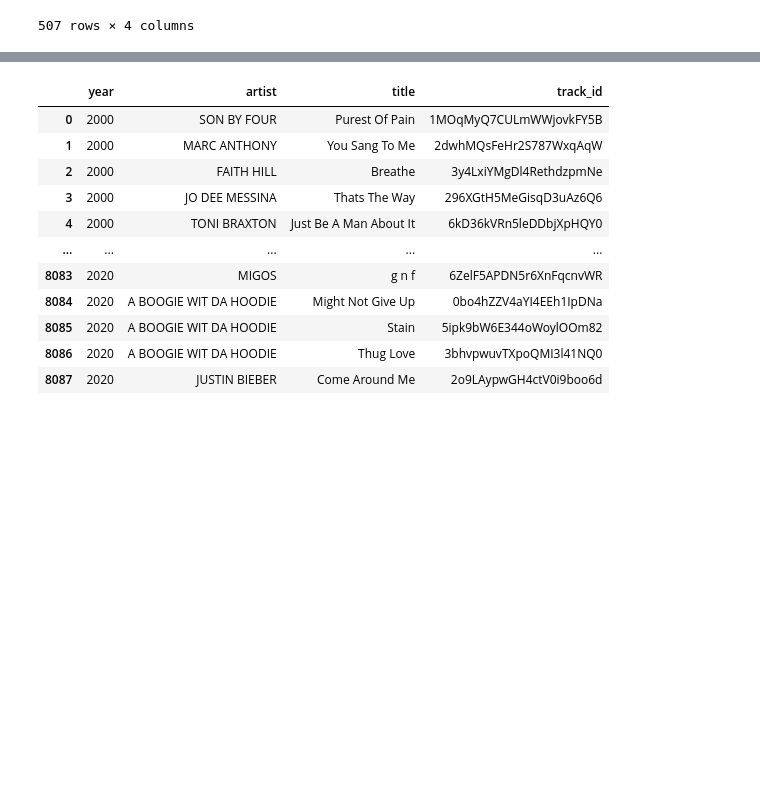
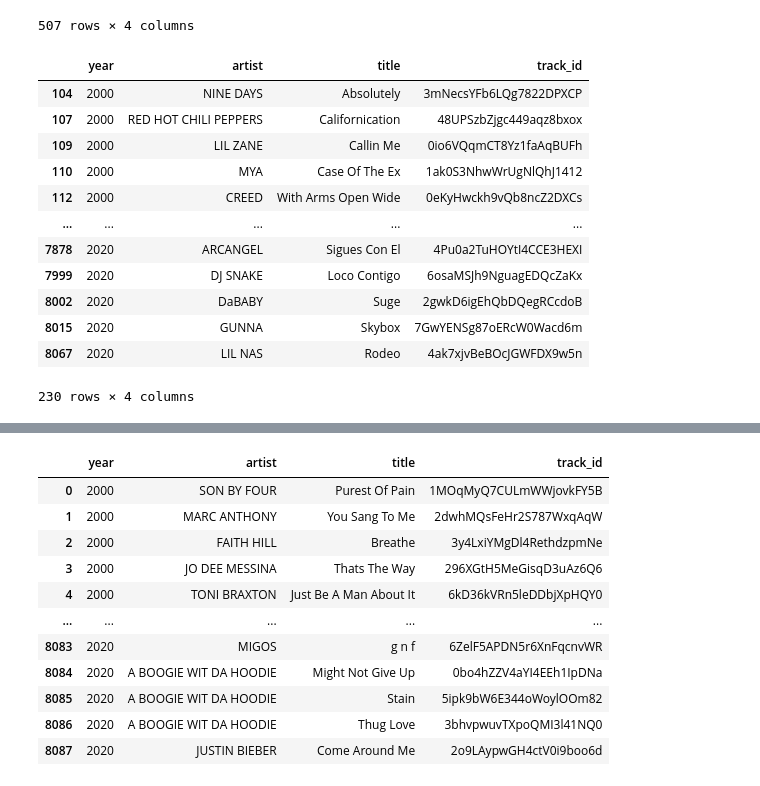
Before and after one commit to daniel-isidro/hot_n_pop_song_machine, a Jupyter notebook: spotify_api/get_audio_features_hit_songs.ipynb, the cells around one changed output, grey strips where cells are left out. Cells and saved outputs as stored; diff of their text form; code cells hidden in the pictures; blank space fills up the shorter version.

```diff
--- a/spotify_api/get_audio_features_hit_songs.ipynb
+++ b/spotify_api/get_audio_features_hit_songs.ipynb
@@ -164,6 +164,22 @@ df[df['track_id'].isnull()]
 # %%
 # Removing rows with NaN in 'track_id'
 df.dropna(inplace=True)
+# %%
+df[df['track_id'].duplicated()]
+# %% [output]
+|  | year | artist | title | track_id |
+| 104 | 2000 | NINE DAYS | Absolutely | 3mNecsYFb6LQg7822DPXCP |
+| 107 | 2000 | RED HOT CHILI PEPPERS | Californication | 48UPSzbZjgc449aqz8bxox |
+| 109 | 2000 | LIL ZANE | Callin Me | 0io6VQqmCT8Yz1faAqBUFh |
+| 110 | 2000 | MYA | Case Of The Ex | 1ak0S3NhwWrUgNlQhJ1412 |
+| 112 | 2000 | CREED | With Arms Open Wide | 0eKyHwckh9vQb8ncZ2DXCs |
+| ... | ... | ... | ... | ... |
+| 7878 | 2020 | ARCANGEL | Sigues Con El | 4Pu0a2TuHOYtI4CCE3HEXI |
+| 7999 | 2020 | DJ SNAKE | Loco Contigo | 6osaMSJh9NguagEDQcZaKx |
+| 8002 | 2020 | DaBABY | Suge | 2gwkD6igEhQbDQegRCcdoB |
+| 8015 | 2020 | GUNNA | Skybox | 7GwYENSg87oERcW0Wacd6m |
+| 8067 | 2020 | LIL NAS | Rodeo | 4ak7xjvBeBOcJGWFDX9w5n |
+230 rows × 4 columns
 # %%
 # Remove duplicates
 df.drop_duplicates(subset=['track_id'], inplace=True)
```
Also changed, not shown: parts of 2 cells of this notebook, 1 other file.
